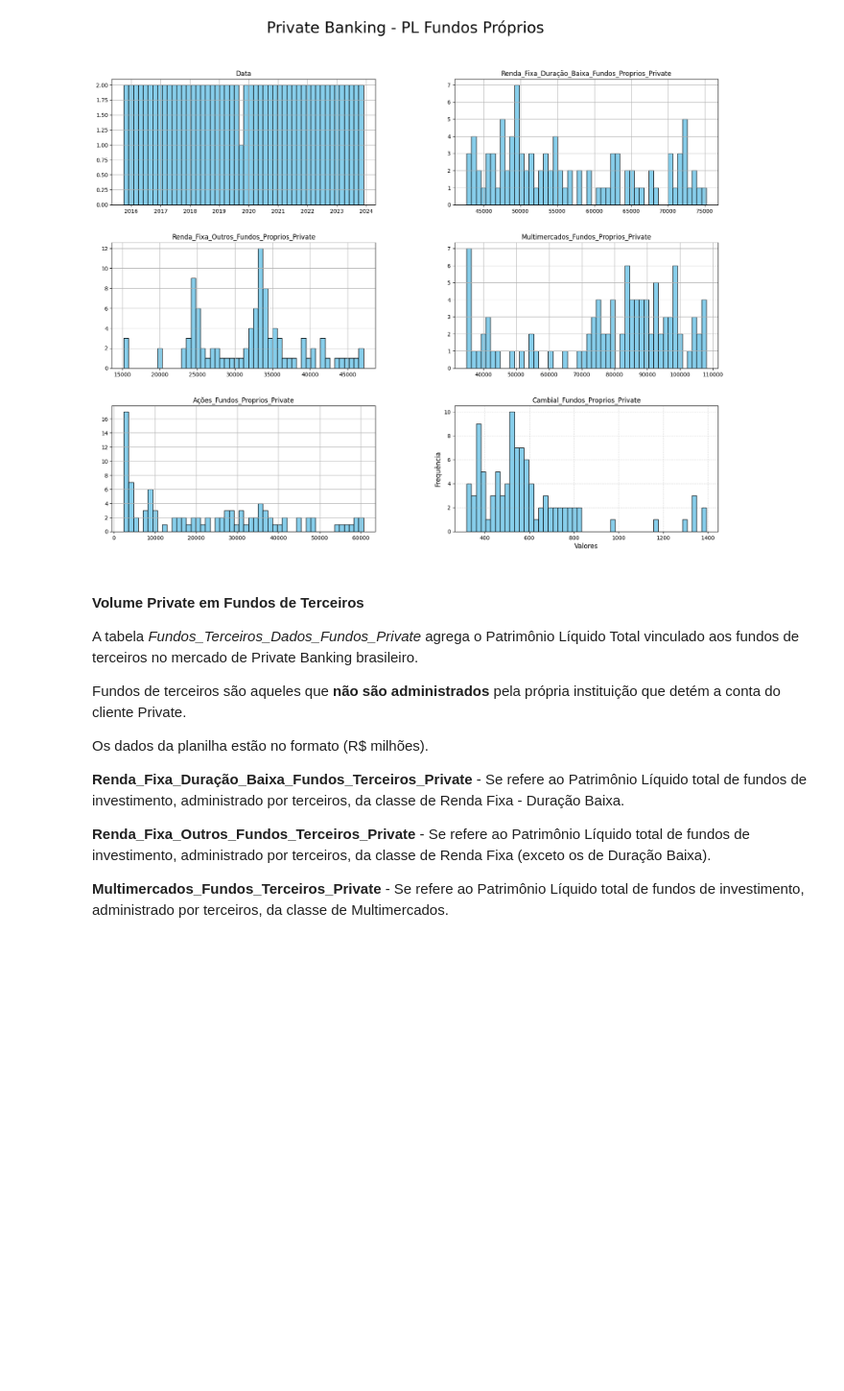
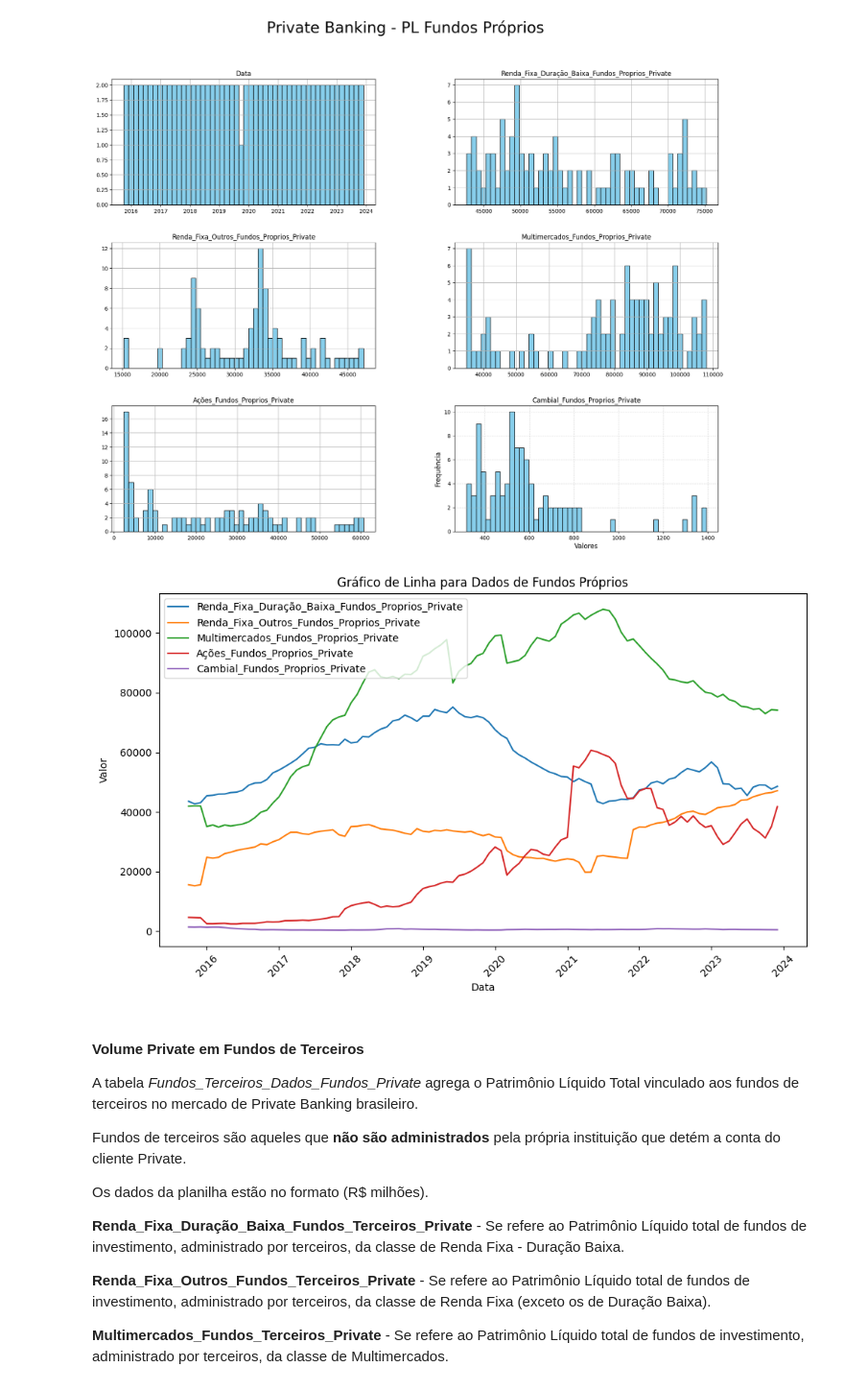
Before and after one commit to Verg0305/Deep_Learning_FGV, a Jupyter notebook: Trabalho_Private.ipynb, the cells around one changed output. Shown at 96% size. Cells and saved outputs as stored; diff of their text form; code cells hidden in the pictures; blank space fills up the shorter version.

```diff
--- a/Trabalho_Private.ipynb
+++ b/Trabalho_Private.ipynb
@@ -292,6 +317,29 @@ plt.grid(True, linestyle='--', alpha=0.5)
 plt.show()
 # %% [output]
 [figure]
+# %%
+# Convertendo a coluna 'Data' para o tipo datetime
+Fundos_Proprios_Dados_Fundos_Private['Data'] = pd.to_datetime(Fundos_Proprios_Dados_Fundos_Private['Data'])
+
+# Ordenando o DataFrame pela coluna 'Data'
+Fundos_Proprios_Dados_Fundos_Private = Fundos_Proprios_Dados_Fundos_Private.sort_values('Data')
+
+# Criando um gráfico de linha para cada coluna
+plt.figure(figsize=(10, 6))  # Tamanho do gráfico
+
+# Loop para plotar um gráfico de linha para cada coluna
+for column in Fundos_Proprios_Dados_Fundos_Private.columns[1:]:  # Ignorando a coluna 'Data'
+    plt.plot(Fundos_Proprios_Dados_Fundos_Private['Data'], Fundos_Proprios_Dados_Fundos_Private[column], label=column)
+
+plt.xlabel('Data')  # Rótulo do eixo x
+plt.ylabel('Valor')  # Rótulo do eixo y
+plt.title('Gráfico de Linha para Dados de Fundos Próprios')  # Título do gráfico
+plt.legend()  # Adicionando a legenda
+plt.xticks(rotation=45)  # Rotacionando os rótulos do eixo x para melhor visualização
+plt.tight_layout()  # Ajustando o layout
+plt.show()  # Exibindo o gráfico
+# %% [output]
+[figure, added]
 # %% [markdown]
 #### **Volume Private em Fundos de Terceiros**
 
```
Also changed, not shown: parts of 11 cells of this notebook.
